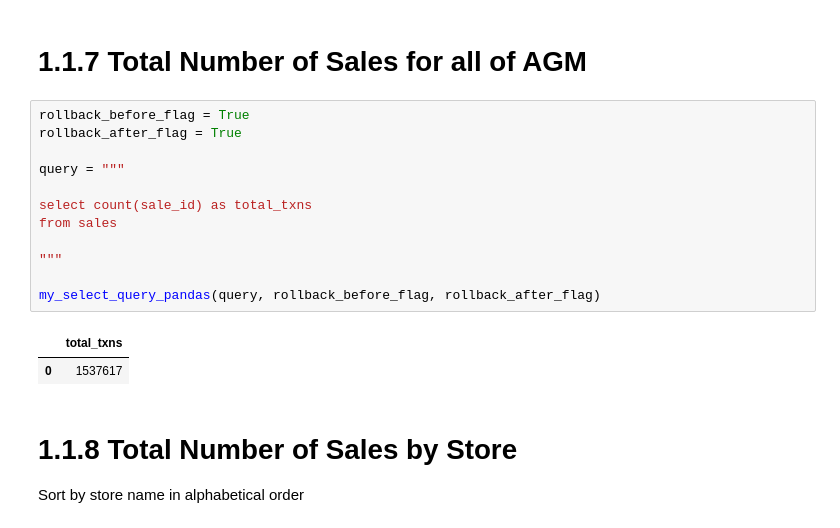
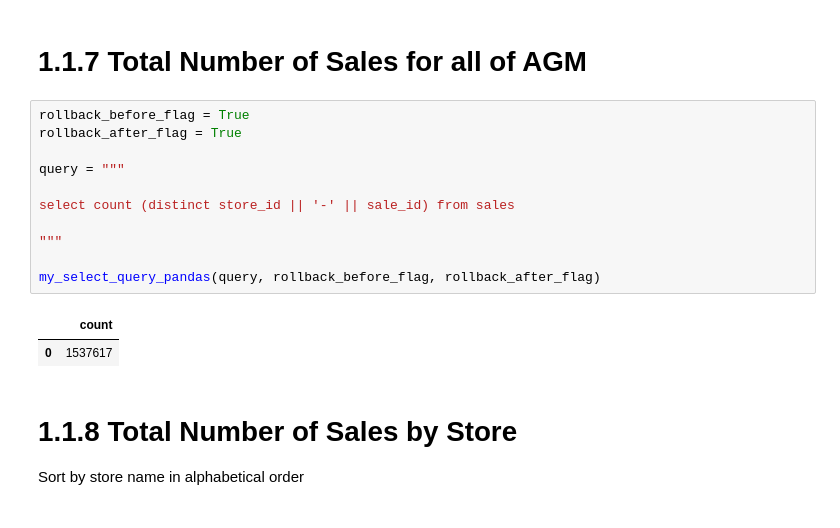
Before and after one commit to jvgalvin/Portfolio, a Jupyter notebook: project_1_1.ipynb, the cells around one changed output. Drawn from its saved outputs; the diff is of its cells as text.

Commit message:
small change to total txns query

```diff
--- a/project_1_1.ipynb
+++ b/project_1_1.ipynb
@@ -285,17 +285,16 @@ my_select_query_pandas(query, rollback_before_flag, rollback_after_flag)
 # %%
 rollback_before_flag = True
 rollback_after_flag = True
 
 query = """
 
-select count(sale_id) as total_txns
-from sales
+select count (distinct store_id || '-' || sale_id) from sales
 
 """
 
 my_select_query_pandas(query, rollback_before_flag, rollback_after_flag)
 # %% [output]
-|  | total_txns |
+|  | count |
 | 0 | 1537617 |
 # %% [markdown]
 # 1.1.8 Total Number of Sales by Store
```
